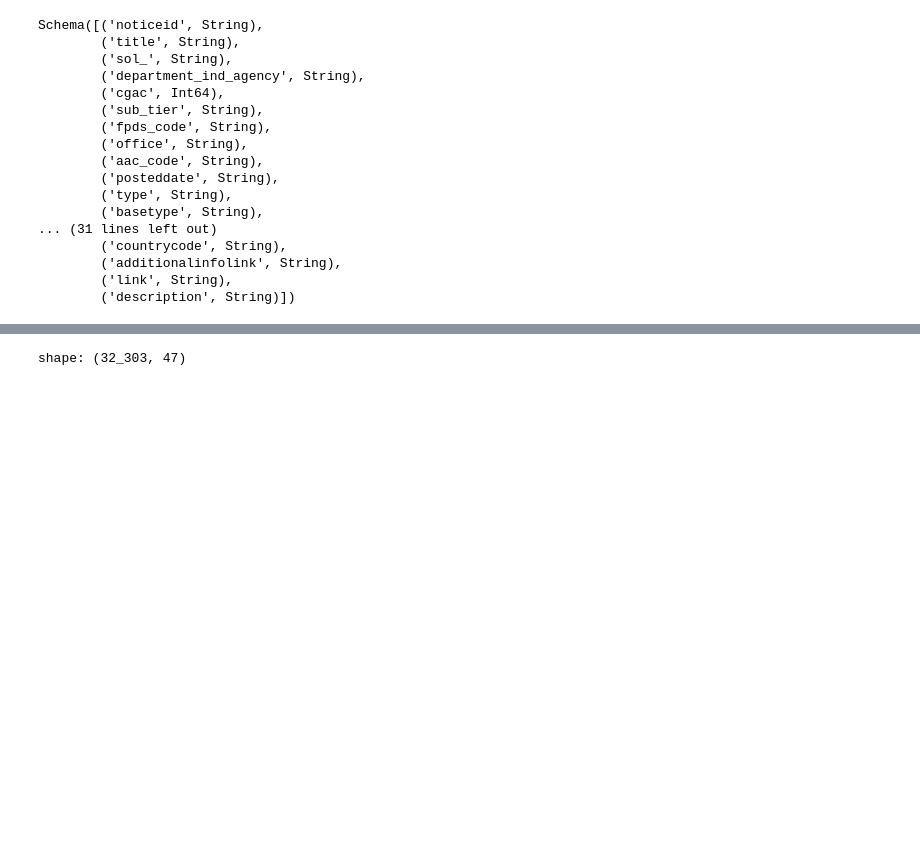
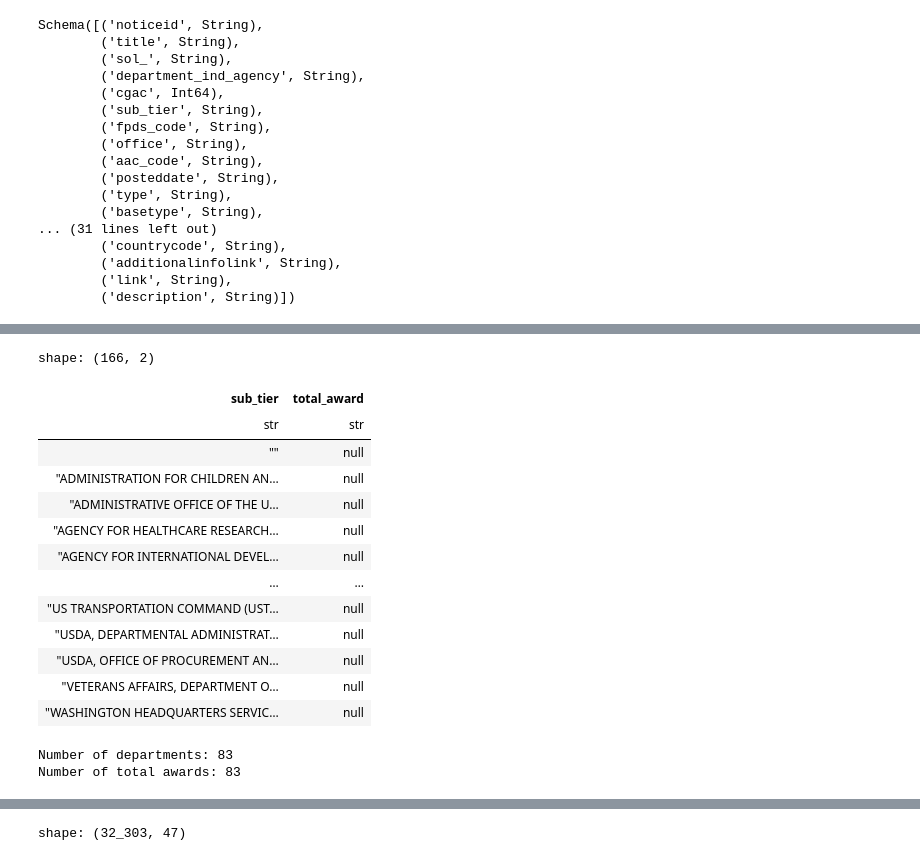
Before and after one commit to LNshuti/usgov-contracts-rag, a Jupyter notebook: src/notebooks/ml_usgov_contracts_ecommendation.ipynb, the cells around one changed output, grey strips where cells are left out. Saved outputs shown, nothing was run; the diff lists cells and outputs as text; code cells hidden in the pictures; blank space fills up the shorter version.

```diff
--- a/src/notebooks/ml_usgov_contracts_ecommendation.ipynb
+++ b/src/notebooks/ml_usgov_contracts_ecommendation.ipynb
@@ -151,0 +171,21 @@ df
+# %%
+# Calculate total awards per sub_tier
+total_awards_df = df.group_by('sub_tier').agg(pl.col('award_').sum().alias('total_award'))
+# Sort departments alphabetically
+total_awards_df = total_awards_df.sort('sub_tier')
+total_awards_df
+# %% [output]
+shape: (166, 2)
+| sub_tier | total_award |
+| str | str |
+| "" | null |
+| "ADMINISTRATION FOR CHILDREN AN… | null |
+| "ADMINISTRATIVE OFFICE OF THE U… | null |
+| "AGENCY FOR HEALTHCARE RESEARCH… | null |
+| "AGENCY FOR INTERNATIONAL DEVEL… | null |
+| … | … |
+| "US TRANSPORTATION COMMAND (UST… | null |
+| "USDA, DEPARTMENTAL ADMINISTRAT… | null |
+| "USDA, OFFICE OF PROCUREMENT AN… | null |
+| "VETERANS AFFAIRS, DEPARTMENT O… | null |
+| "WASHINGTON HEADQUARTERS SERVIC… | null |
@@ -152 +216,31 @@ df
+# %%
+# Clean the 'award_' column by removing '$' and ',' and converting to float
+df = df.with_columns([
+    pl.col('award_')
+    .str.replace_all(r'[\$,]', '')  # Remove '$' and ','
+    .cast(pl.Float64, strict=False)  # Convert to float, allow failures
+    .alias('award_')
+])
+
+# Drop rows where 'award_' could not be converted to float
+df = df.drop_nulls(subset=['award_'])
+
+# Calculate total awards per 'sub_tier'
+total_awards_df = df.group_by('sub_tier').agg(
+    pl.col('award_').sum().alias('total_award')
+)
+
+# Sort sub_tiers alphabetically
+total_awards_df = total_awards_df.sort('sub_tier')
+
+# Extract sub_tiers and total awards
+departments = total_awards_df['sub_tier'].to_list()
+total_awards = total_awards_df['total_award'].to_list()
+
+# Ensure departments and total_awards are properly defined
+print("Number of departments:", len(departments))
+print("Number of total awards:", len(total_awards))
+# %% [output]
+Number of departments: 83
+Number of total awards: 83
 # %%
```
Also changed, not shown: parts of 6 cells of this notebook.
